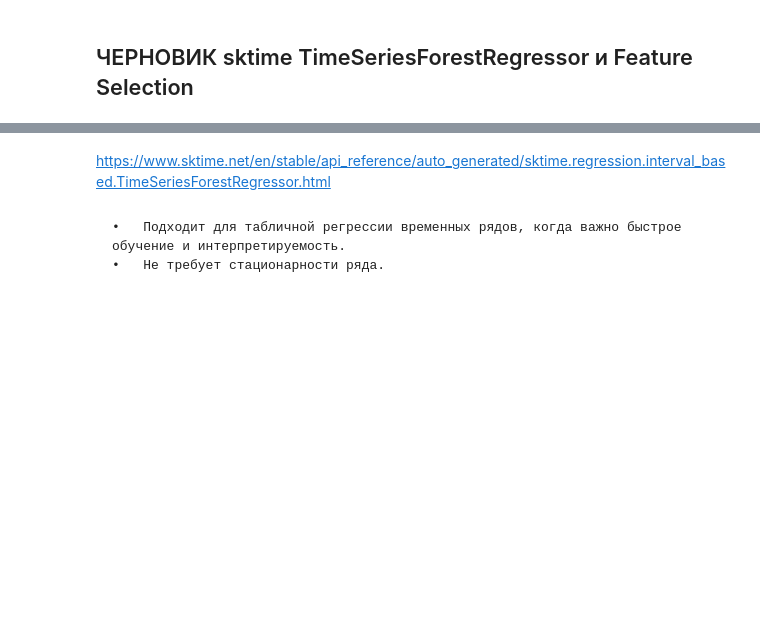
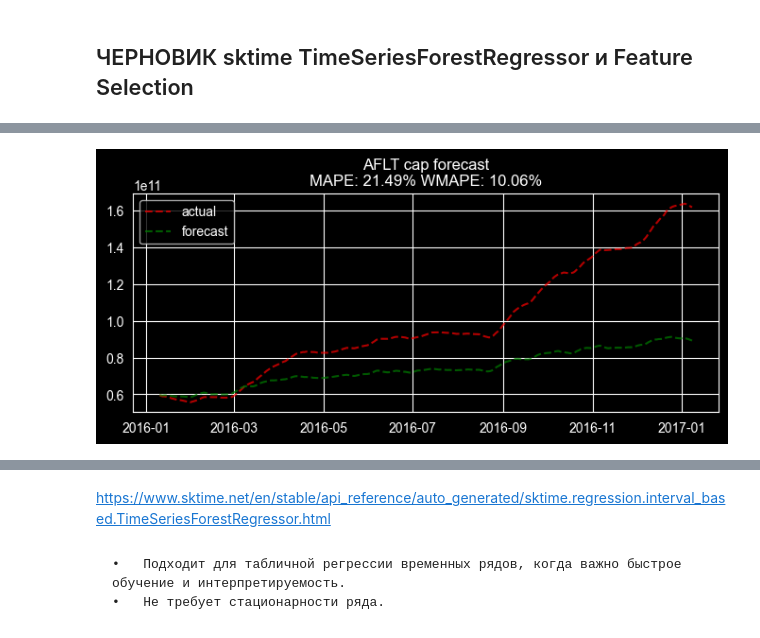
Before and after one commit to alexkobz/vmk_thesis, a Jupyter notebook: notebooks/main.ipynb, the cells around one changed output, grey strips where cells are left out. Cells and saved outputs as stored; diff of their text form; code cells hidden in the pictures; blank space fills up the shorter version.

Commit message:
Initial commit

```diff
--- a/notebooks/main.ipynb
+++ b/notebooks/main.ipynb
@@ -492,0 +556,9 @@ debtebitda_msfo
+# %%
+from src.steps.smoothing import lowess_smooth
+
+new_cols = {}
+for col in mults + lines:
+    new_col = 'smoothed_' + col
+    new_cols[new_col] = lowess_smooth(df[col])
+    print(new_col)
+df = pd.concat([df, pd.DataFrame(new_cols, index=df.index)], axis=1)
@@ -492,0 +595,8 @@ debtebitda_msfo
+# %%
+new_cols = {}
+for col in mults + lines:
+    new_col = 'smoothed_' + col
+    df = add_log_returns(df, new_col, [1])
+    print(new_col)
+# df = pd.concat([df, pd.DataFrame(new_cols, index=df.index)], axis=1)
+df.shape
@@ -631,0 +686,79 @@ R2 отрицательный, в качестве бейзлайн модели
+# %%
+rows_per_secid = df.groupby(level="secid").size().reset_index().sort_values(0)
+df = df[df.index.get_level_values('secid').isin(rows_per_secid[rows_per_secid[0] > 60]['secid'])]
+# %%
+from src.utils import restore_cap
+from src.evaluate import mape_by_secid, wmape
+import numpy as np
+import pandas as pd
+import matplotlib.pyplot as plt
+from src.utils import split_multiindex_by_date
+
+from sktime.forecasting.base import ForecastingHorizon
+from sktime.forecasting.compose import YfromX
+from sktime.split import ExpandingWindowSplitter
+from sklearn.ensemble import GradientBoostingRegressor
+
+y, X = df[y_name].to_frame("log_return"), df.drop(columns=[y_name, "log_returns_dailycapitalization_1"])
+
+reg = GradientBoostingRegressor(n_estimators=100, random_state=42)
+forecaster = YfromX(estimator=reg, pooling="global")
+
+n = 365
+fh = np.arange(1, n + 1)
+cv = ExpandingWindowSplitter(initial_window=n * 5, step_length=n, fh=fh)
+
+scores = []
+
+for fold, (train_idx, test_idx) in enumerate(split_multiindex_by_date(y, cv)):
+    y_train, y_test = y.iloc[train_idx], y.iloc[test_idx]
+    X_train, X_test = X.iloc[train_idx], X.iloc[test_idx]
+
+    common_idx = y_test.index.intersection(X_test.index)
+    y_test = y_test.loc[common_idx]
+    X_test = X_test.loc[common_idx]
+
+    X_train_m = X_train.drop(columns=["dailycapitalization"])
+    X_test_m = X_test.drop(columns=["dailycapitalization"])
+
+    test_dates = y_test.index.get_level_values("tradedate").unique().sort_values()
+    needed_dates = set(test_dates)
+
+    secid_ok = (
+        X_test_m.reset_index()
+        .groupby("secid")["tradedate"]
+        .apply(lambda s: set(s) >= needed_dates)
+    )
+    secids_keep = secid_ok[secid_ok].index
+
+    y_test = y_test.loc[pd.IndexSlice[secids_keep, :]]
+    X_test_m = X_test_m.loc[pd.IndexSlice[secids_keep, :]]
+
+    y_train = y_train.loc[pd.IndexSlice[secids_keep, :]]
+    X_train_m = X_train_m.loc[pd.IndexSlice[secids_keep, :]]
+
+    cap0 = X_test.loc[pd.IndexSlice[secids_keep, :], "dailycapitalization"].groupby(level="secid").first()
+
+    fh_rel = ForecastingHorizon(np.arange(1, len(test_dates) + 1), is_relative=True, freq="D")
+
+    forecaster.fit(y_train, X_train_m)
+    y_pred = forecaster.predict(fh=fh_rel, X=X_test_m)
+
+    cap_y_test = restore_cap(y_test.iloc[:, 0], cap0)
+    cap_y_pred = restore_cap(y_pred.iloc[:, 0], cap0)
+
+    mape_secid = mape_by_secid(cap_y_test, cap_y_pred)
+    score = wmape(cap_y_test, cap_y_pred, weights=cap_y_test)
+    scores.append(score)
+
+    ticker = "AFLT"
+    plt.figure(figsize=(8, 3))
+    plt.title(f"{ticker} cap forecast\nMAPE: {mape_secid[ticker]*100:.2f}% WMAPE: {score*100:.2f}%")
+    plt.plot(cap_y_test.xs(ticker, level="secid"), "r--", alpha=0.7)
+    plt.plot(cap_y_pred.xs(ticker, level="secid"), "g--", alpha=0.7)
+    plt.legend(["actual", "forecast"])
+    plt.show()
+
+np.mean(scores), np.std(scores)
+# %% [output]
+[figure, added]
```
Also changed, not shown: parts of 56 cells of this notebook, 4 other files.
